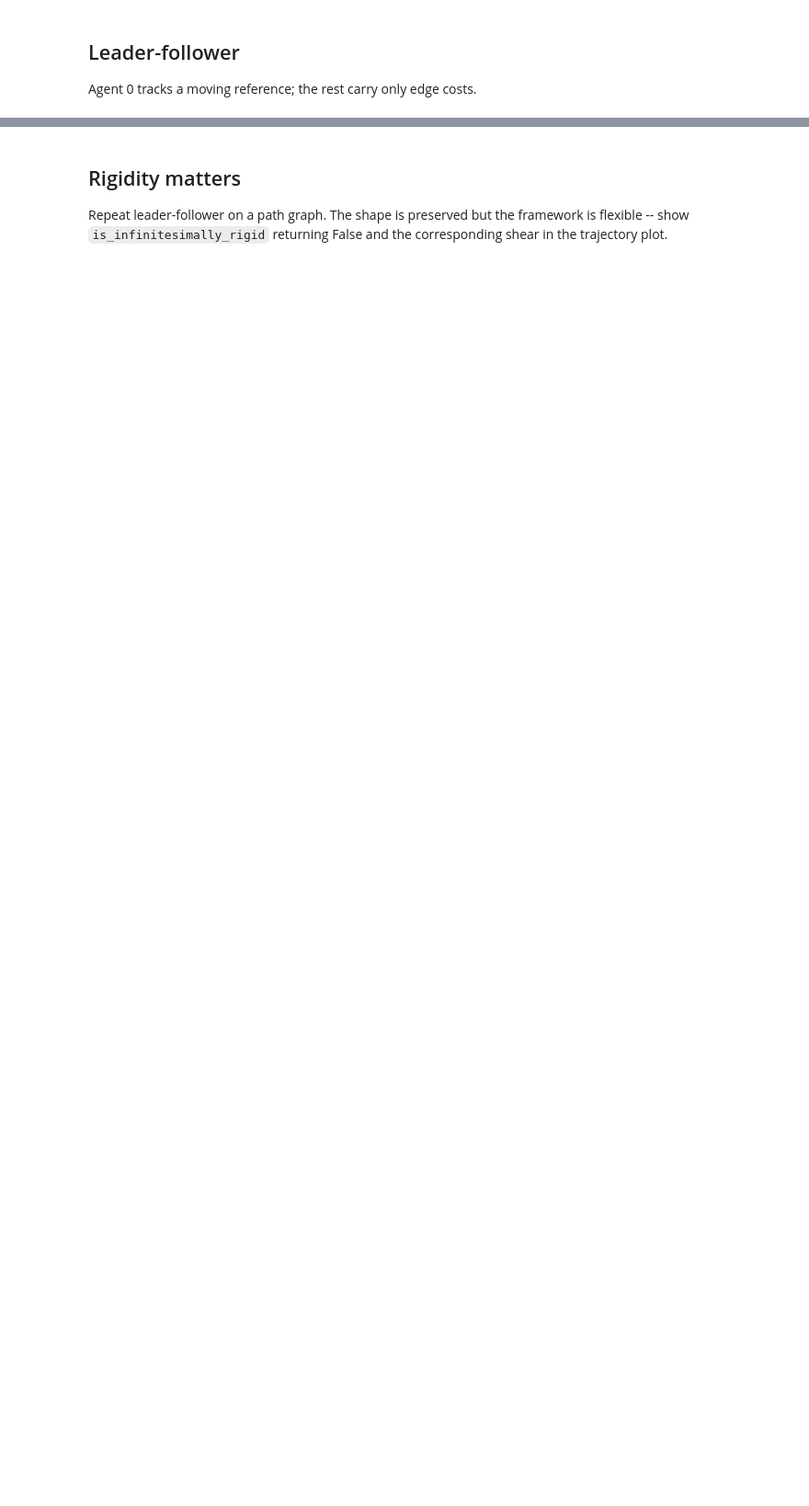
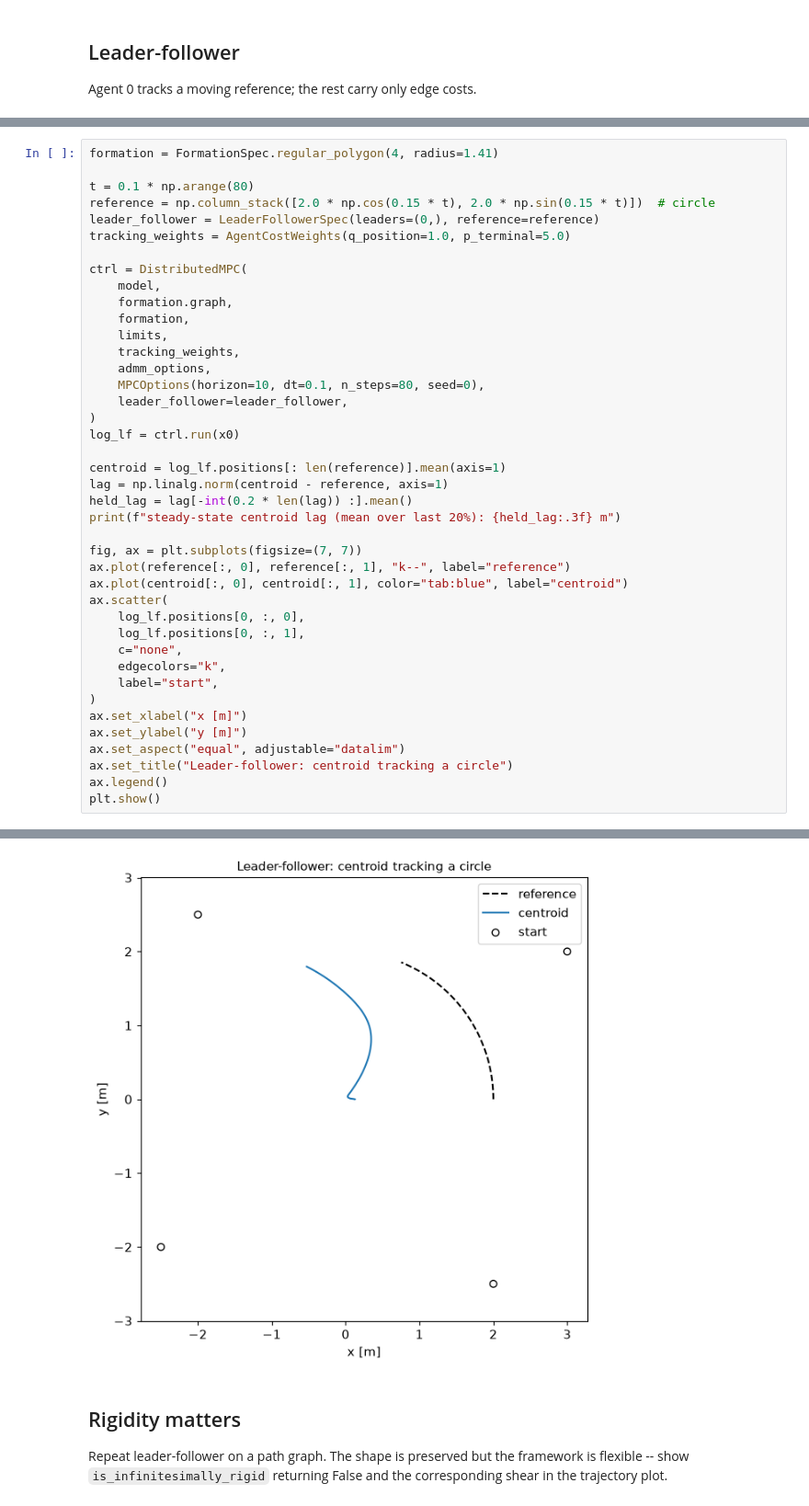
Before and after one commit to Ali-Eimaan/distributed-mpc-admm, a Jupyter notebook: python/notebooks/03_formation_control.ipynb, the cells around one changed output, grey strips where cells are left out. Shown at 92% size. Cells and saved outputs as stored; diff of their text form; blank space fills up the shorter version.

```diff
--- a/python/notebooks/03_formation_control.ipynb
+++ b/python/notebooks/03_formation_control.ipynb
@@ -35,0 +124,42 @@ Agent 0 tracks a moving reference; the rest carry only edge costs.
+# %%
+formation = FormationSpec.regular_polygon(4, radius=1.41)
+
+t = 0.1 * np.arange(80)
+reference = np.column_stack([2.0 * np.cos(0.15 * t), 2.0 * np.sin(0.15 * t)])  # circle
+leader_follower = LeaderFollowerSpec(leaders=(0,), reference=reference)
+tracking_weights = AgentCostWeights(q_position=1.0, p_terminal=5.0)
+
+ctrl = DistributedMPC(
+    model,
+    formation.graph,
+    formation,
+    limits,
+    tracking_weights,
+    admm_options,
+    MPCOptions(horizon=10, dt=0.1, n_steps=80, seed=0),
+    leader_follower=leader_follower,
+)
+log_lf = ctrl.run(x0)
+
+centroid = log_lf.positions[: len(reference)].mean(axis=1)
+lag = np.linalg.norm(centroid - reference, axis=1)
+held_lag = lag[-int(0.2 * len(lag)) :].mean()
+print(f"steady-state centroid lag (mean over last 20%): {held_lag:.3f} m")
+
+fig, ax = plt.subplots(figsize=(7, 7))
+ax.plot(reference[:, 0], reference[:, 1], "k--", label="reference")
+ax.plot(centroid[:, 0], centroid[:, 1], color="tab:blue", label="centroid")
+ax.scatter(
+    log_lf.positions[0, :, 0],
+    log_lf.positions[0, :, 1],
+    c="none",
+    edgecolors="k",
+    label="start",
+)
+ax.set_xlabel("x [m]")
+ax.set_ylabel("y [m]")
+ax.set_aspect("equal", adjustable="datalim")
+ax.set_title("Leader-follower: centroid tracking a circle")
+ax.legend()
+plt.show()
+# %% [output]
@@ -36,3 +167,4 @@ Agent 0 tracks a moving reference; the rest carry only edge costs.
+[figure, added]
 # %% [markdown]
 ## Rigidity matters
 
```
Also changed, not shown: parts of 14 cells of this notebook, 59 other files.
